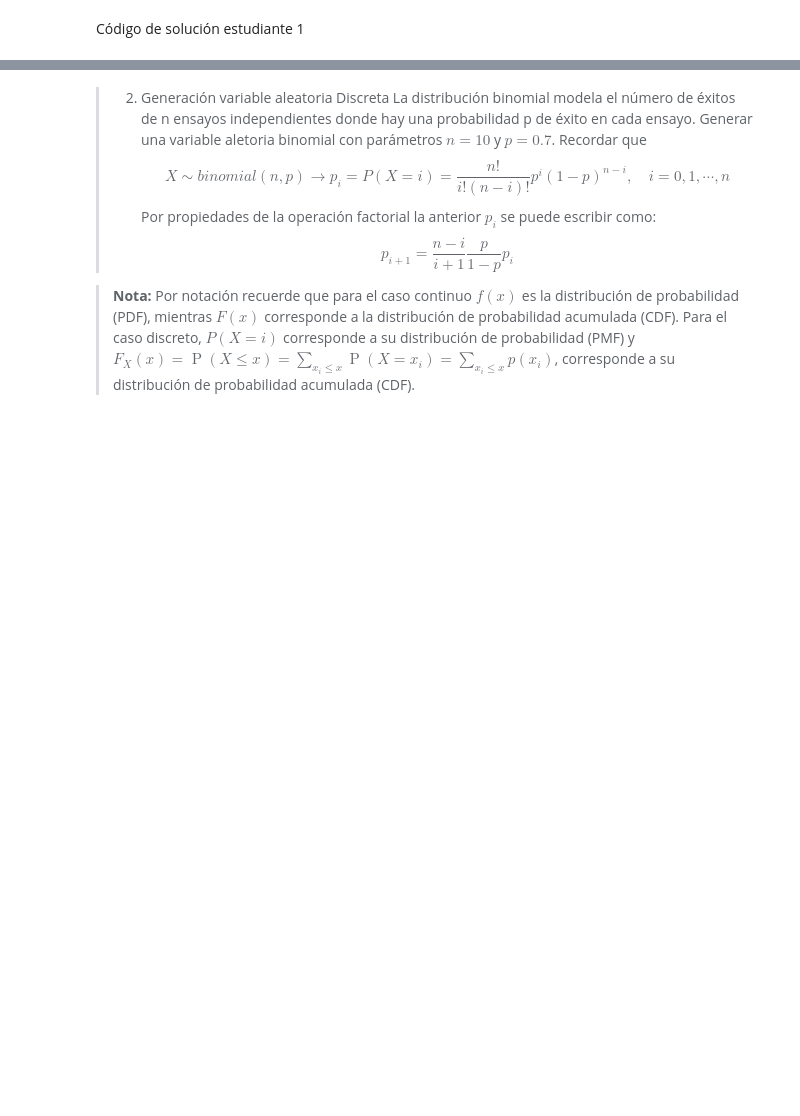
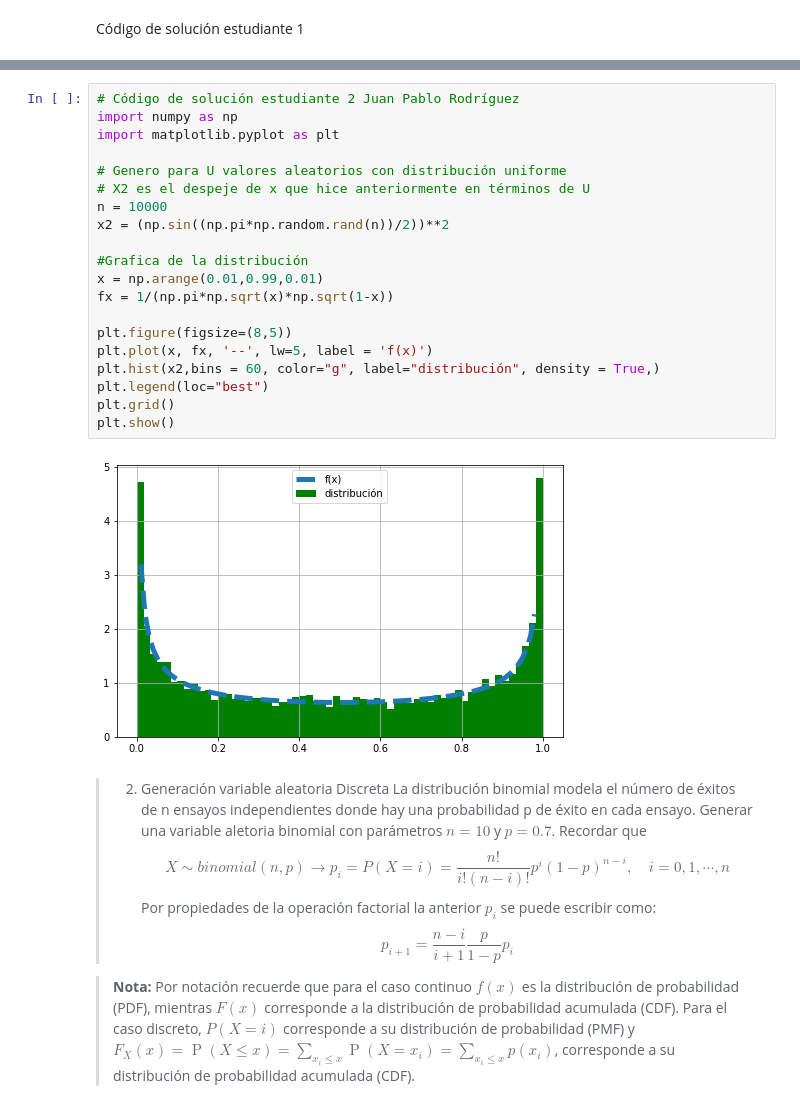
Before and after one commit to valerialadron/Tarea5_Vladron_JPRodriguez, a Jupyter notebook: Tarea5_Vladron_JPRodriguez.ipynb, the cells around one changed output, grey strips where cells are left out. Cells and saved outputs as stored; diff of their text form; blank space fills up the shorter version.

```diff
--- a/Tarea5_Vladron_JPRodriguez.ipynb
+++ b/Tarea5_Vladron_JPRodriguez.ipynb
@@ -39,3 +49,25 @@ Código de solución estudiante 2
+# %%
+# Código de solución estudiante 2 Juan Pablo Rodríguez
+import numpy as np
+import matplotlib.pyplot as plt
+
+# Genero para U valores aleatorios con distribución uniforme
+# X2 es el despeje de x que hice anteriormente en términos de U
+n = 10000
+x2 = (np.sin((np.pi*np.random.rand(n))/2))**2
+
+#Grafica de la distribución
+x = np.arange(0.01,0.99,0.01)
+fx = 1/(np.pi*np.sqrt(x)*np.sqrt(1-x))
+
+plt.figure(figsize=(8,5))
+plt.plot(x, fx, '--', lw=5, label = 'f(x)')
+plt.hist(x2,bins = 60, color="g", label="distribución", density = True,)
+plt.legend(loc="best")
+plt.grid()
+plt.show()
+# %% [output]
+[figure, added]
 # %% [markdown]
 > 2. Generación variable aleatoria Discreta
 > La distribución binomial modela el número de éxitos de n ensayos independientes donde hay una probabilidad p de éxito en cada ensayo.
```
Also changed, not shown: parts of 9 cells of this notebook.
